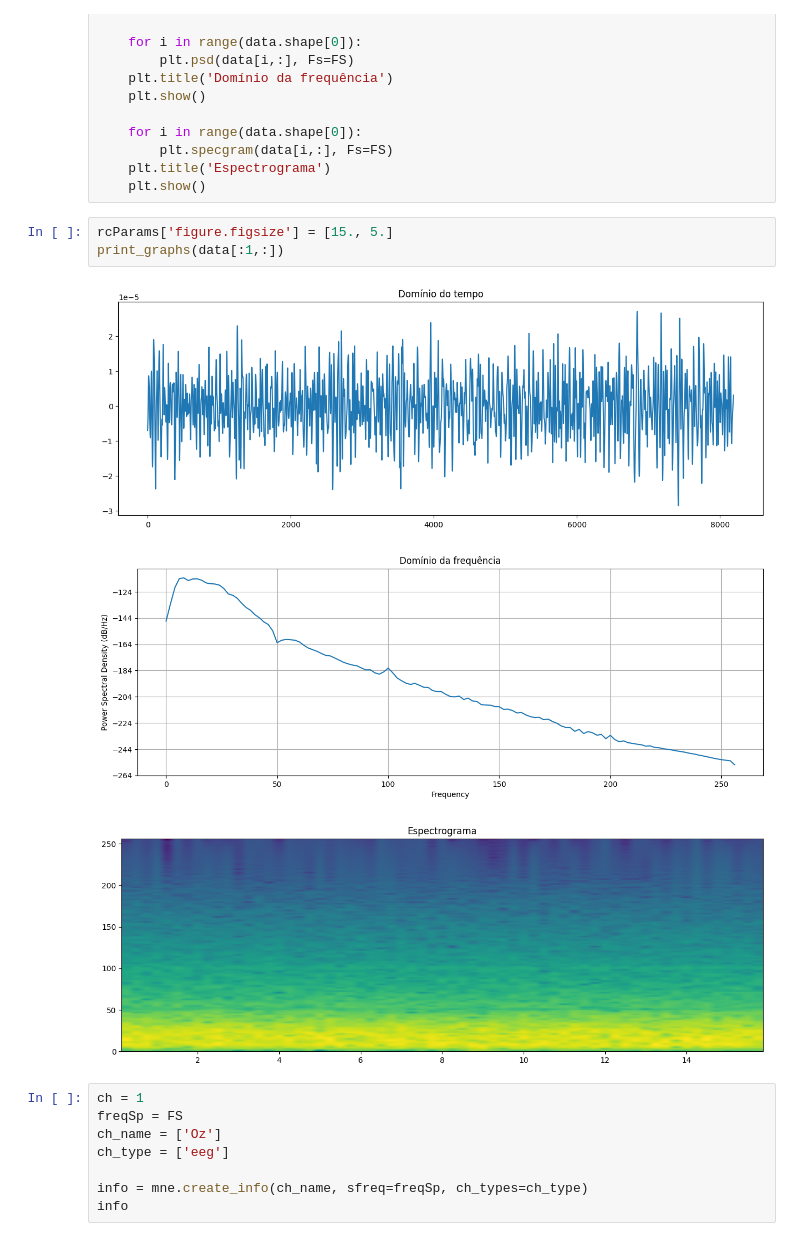
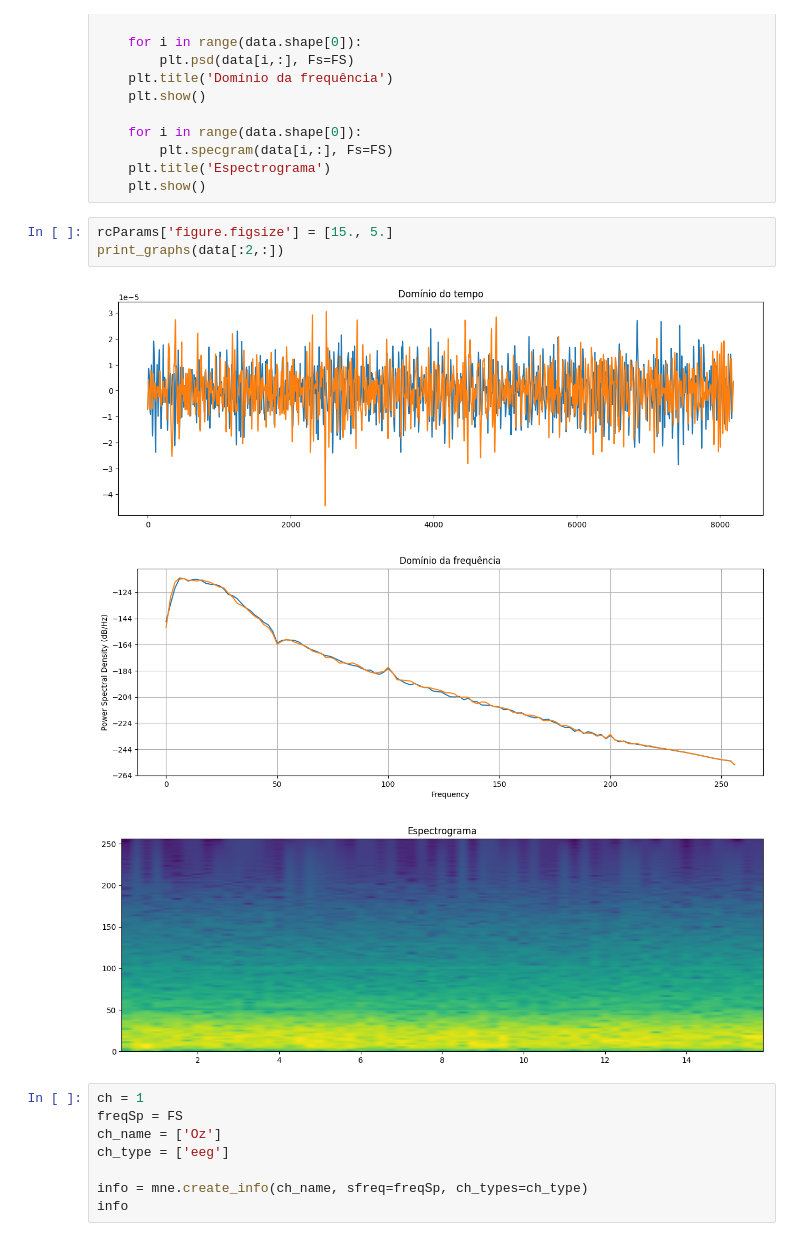
Before and after one commit to JulianoShinohara/ReconhecimentoPadroes, a Jupyter notebook: SSVEP/src/multi/preprocessing.ipynb, the cells around one changed output. Cells and saved outputs as stored; diff of their text form.

```diff
--- a/SSVEP/src/multi/preprocessing.ipynb
+++ b/SSVEP/src/multi/preprocessing.ipynb
@@ -43,11 +43,11 @@ def print_graphs(data):
     plt.show()
 # %%
 rcParams['figure.figsize'] = [15., 5.]
-print_graphs(data[:1,:])
+print_graphs(data[:2,:])
 # %% [output]
-[figure, old version]
+[figure, new version]
-[figure, old version]
+[figure, new version]
-[figure, old version]
+[figure, new version]
 # %%
 ch = 1
 freqSp = FS
```
Also changed, not shown: parts of 6 cells of this notebook, 3 other files.
